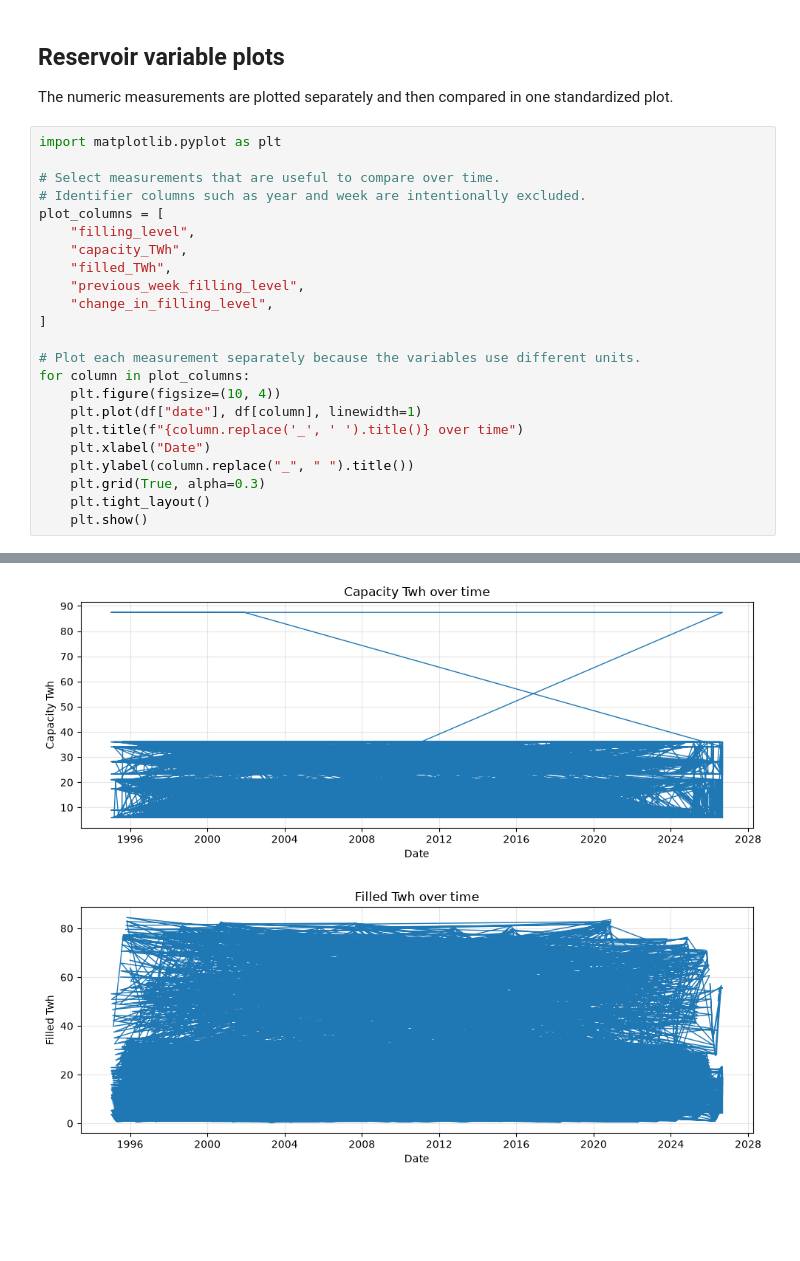
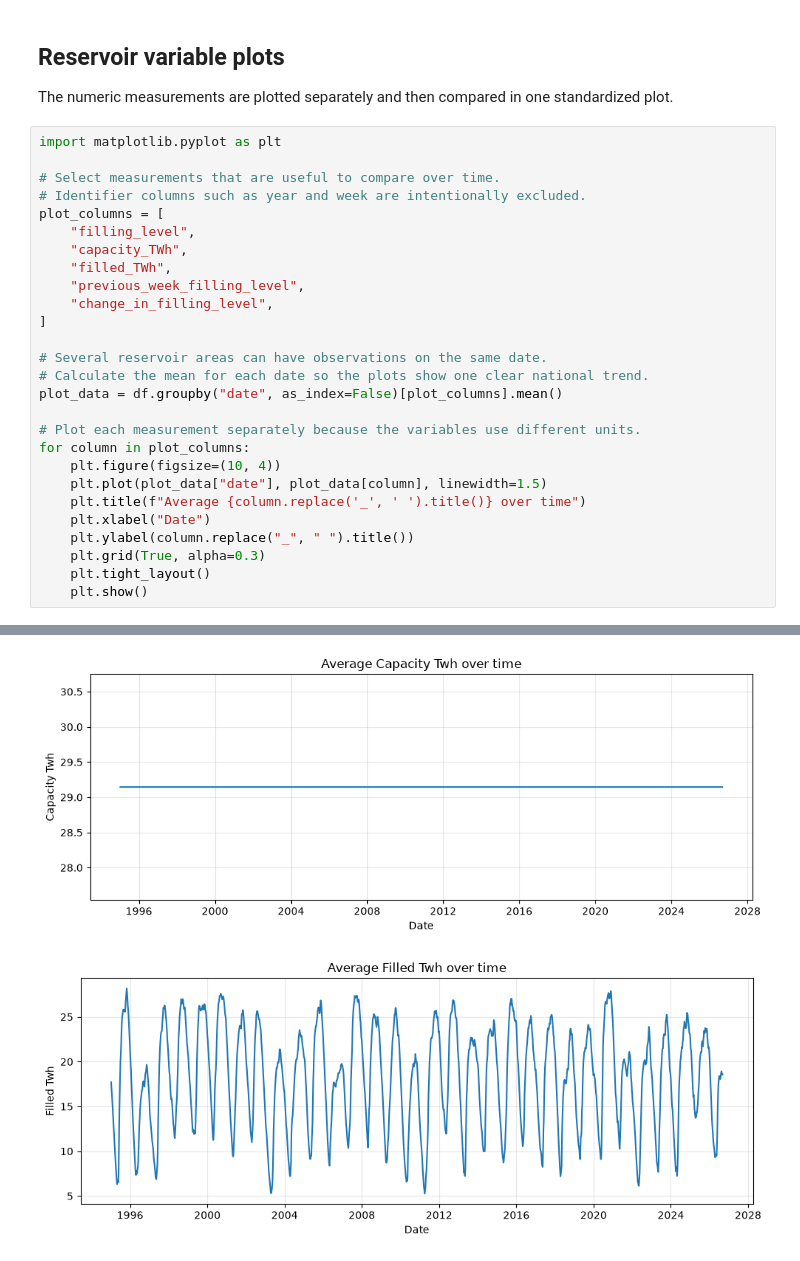
Before and after one commit to Mehdij1511/IND320-Mehdij1511, a Jupyter notebook: ProjectPart1/ProjectPart1.ipynb, the cells around one changed output, grey strips where cells are left out. Cells and saved outputs as stored; diff of their text form; blank space fills up the shorter version.

```diff
--- a/ProjectPart1/ProjectPart1.ipynb
+++ b/ProjectPart1/ProjectPart1.ipynb
@@ -98,11 +98,15 @@ plot_columns = [
     "change_in_filling_level",
 ]
 
+# Several reservoir areas can have observations on the same date.
+# Calculate the mean for each date so the plots show one clear national trend.
+plot_data = df.groupby("date", as_index=False)[plot_columns].mean()
+
 # Plot each measurement separately because the variables use different units.
 for column in plot_columns:
     plt.figure(figsize=(10, 4))
-    plt.plot(df["date"], df[column], linewidth=1)
-    plt.title(f"{column.replace('_', ' ').title()} over time")
+    plt.plot(plot_data["date"], plot_data[column], linewidth=1.5)
+    plt.title(f"Average {column.replace('_', ' ').title()} over time")
     plt.xlabel("Date")
     plt.ylabel(column.replace("_", " ").title())
     plt.grid(True, alpha=0.3)
@@ -113,2 +117,2 @@ for column in plot_columns:
-[figure, old version]
+[figure, new version]
-[figure, old version]
+[figure, new version]
```
Also changed, not shown: parts of 2 cells of this notebook.
